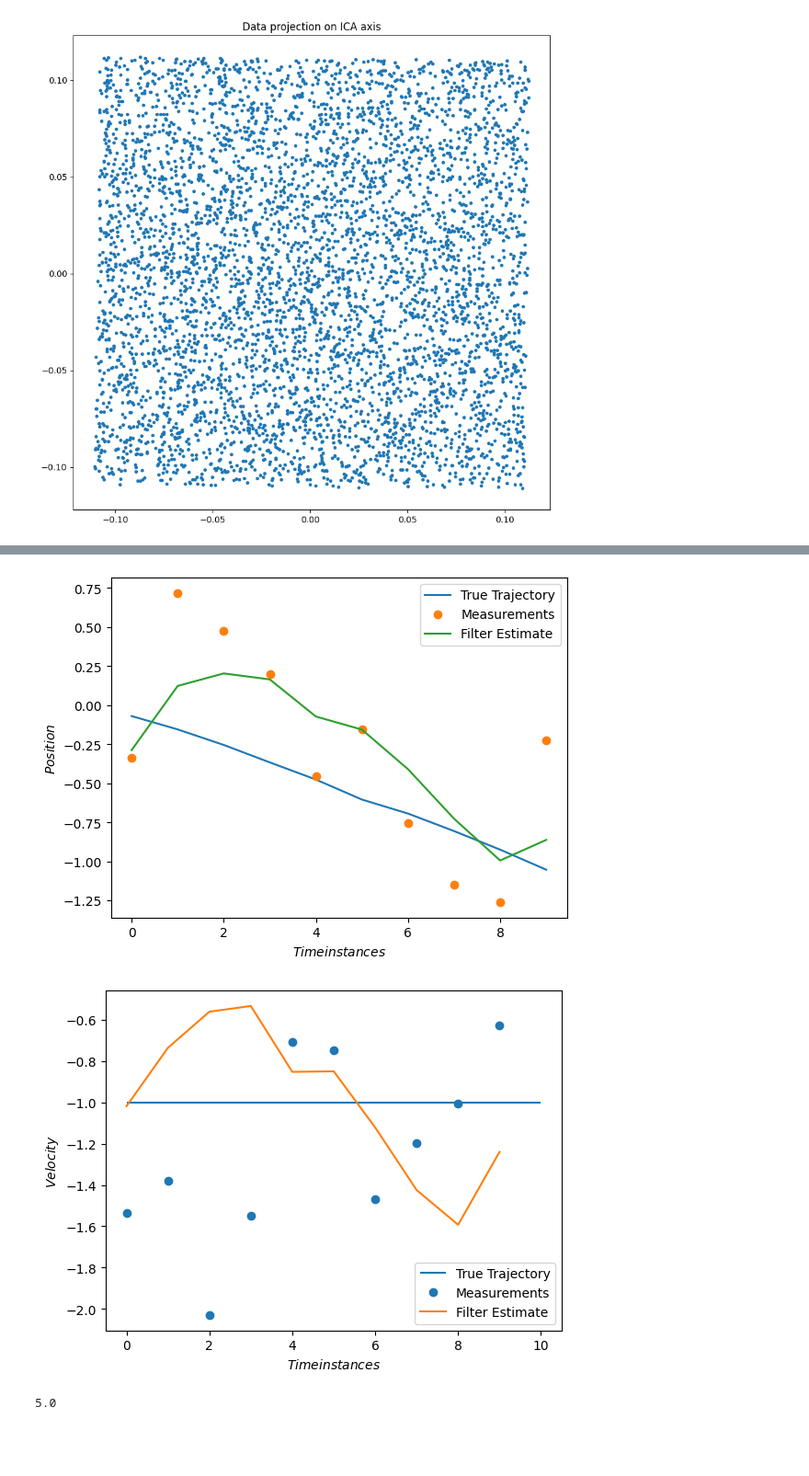
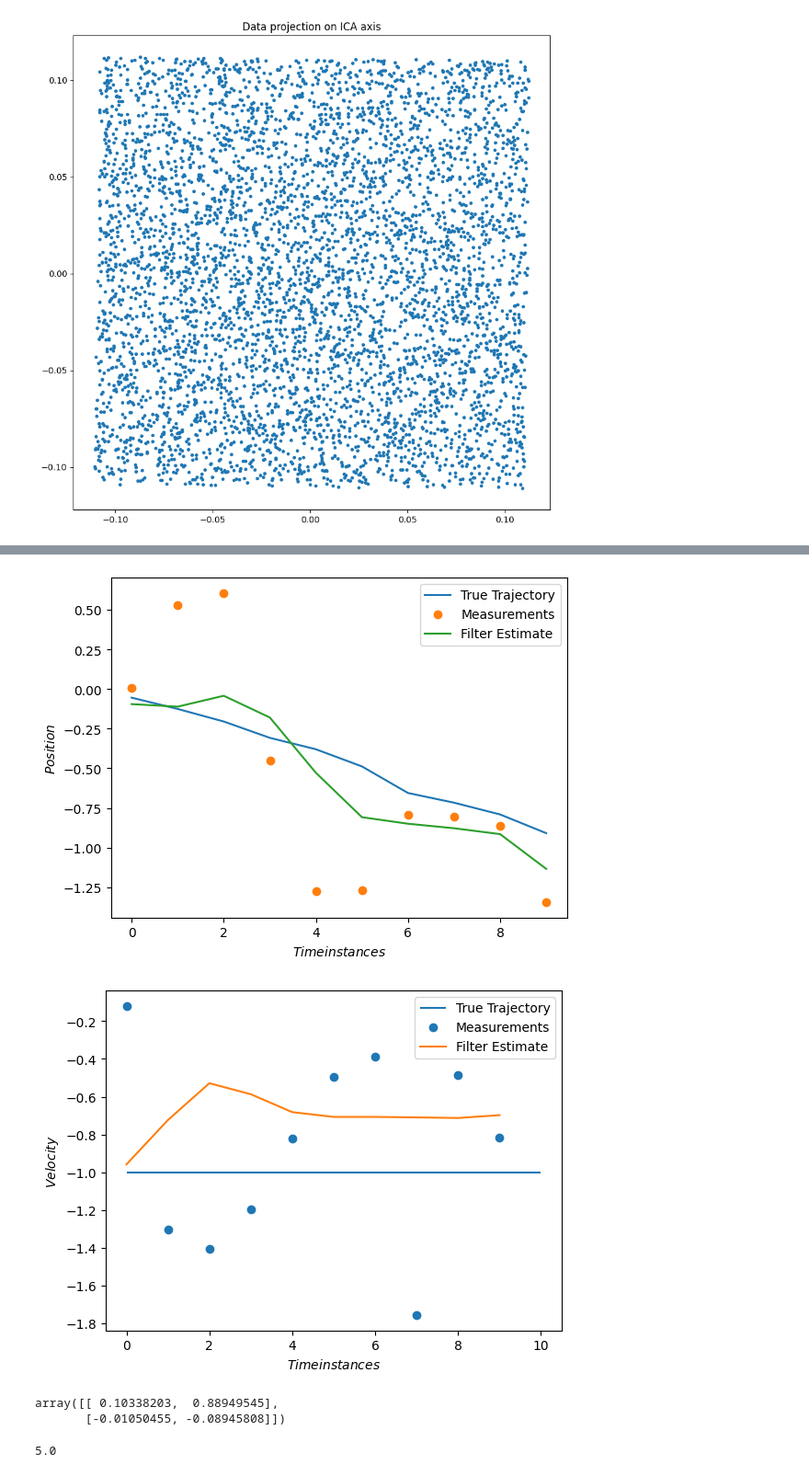
Before and after one commit to s184012/ml-in-signal-assignment3, a Jupyter notebook: problemset3.ipynb, the cells around one changed output, grey strips where cells are left out. Shown at 92% size. Saved outputs shown, nothing was run; the diff lists cells and outputs as text; code cells hidden in the pictures; blank space fills up the shorter version.

```diff
--- a/problemset3.ipynb
+++ b/problemset3.ipynb
@@ -180,8 +180,8 @@ import matplotlib.pyplot as plt
 q = 1
 dt = 0.1
 s = 0.5
-k=dt**3/3
-alpha = 0.01;
+k=0.001
+alpha = 0.1;
 A = np.array([
     [1, dt,],
     [0, 1,]
@@ -196,11 +196,11 @@ H = np.array([
     [0, 0]])
 R = s**2*np.identity(2)
 m0 = np.array([[0], [-1]])
-P0 = np.identity(2)
+P0 = np.array([[.001, 0], [.1, .001]])
 
 # Simulate data
 
-np.random.seed(1)
+# np.random.seed(1)
 
 steps = 10
 X = np.zeros((len(A), steps))
@@ -266,4 +266,6 @@ plt.xlabel('$Time instances$')
 plt.ylabel('$Velocity$')
 
 plt.show()
+
+display(kf_P[:,:,-1])
 # %% [output]
@@ -271,5 +273,7 @@ plt.show()
-[figure, old version]
+[figure, new version]
-[figure, old version]
+[figure, new version]
+array([[ 0.10338203,  0.88949545],
+       [-0.01050455, -0.08945808]])
 # %%
 import os
 import numpy as np
```
Also changed, not shown: parts of 3 cells of this notebook.
